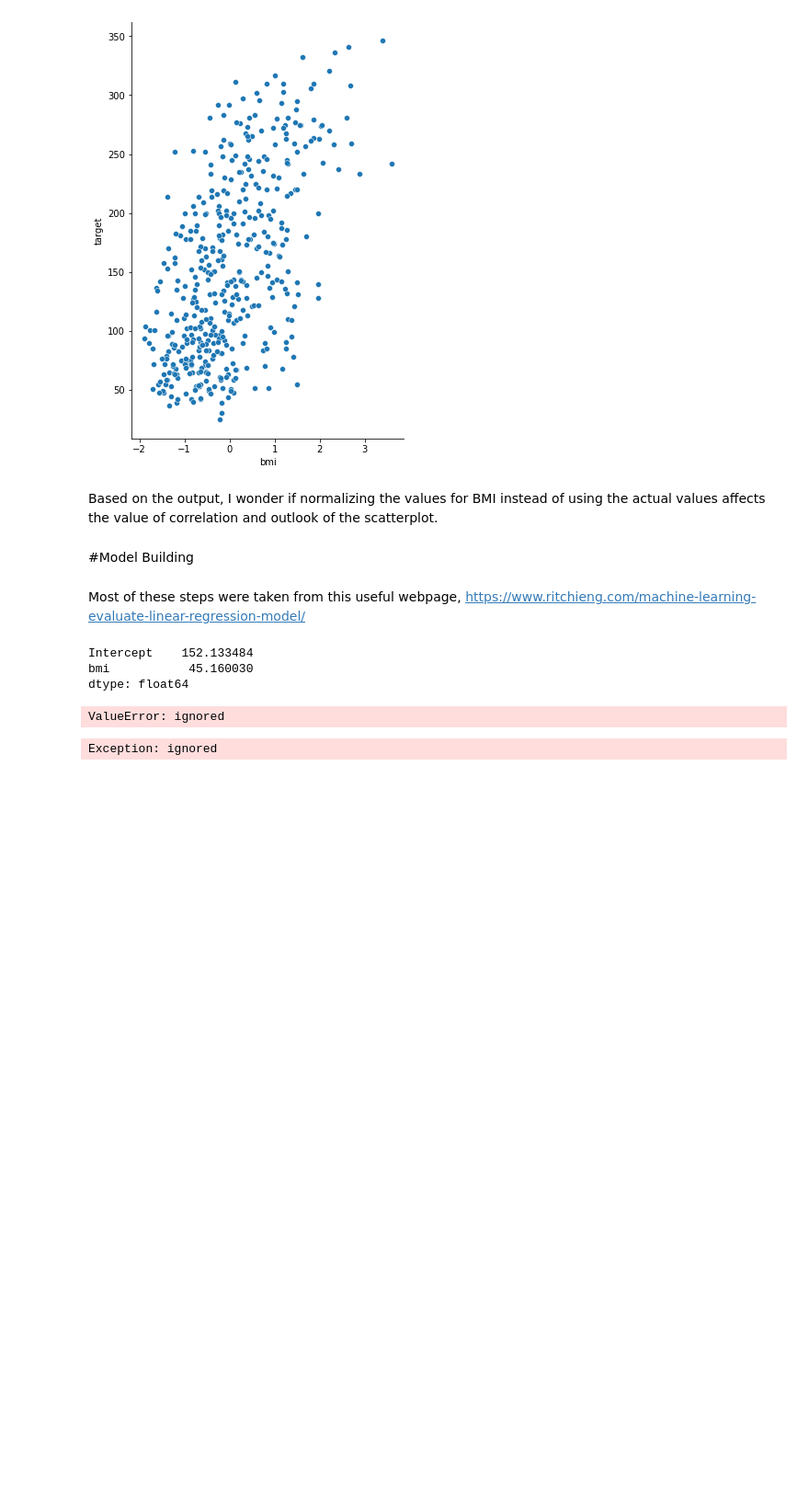
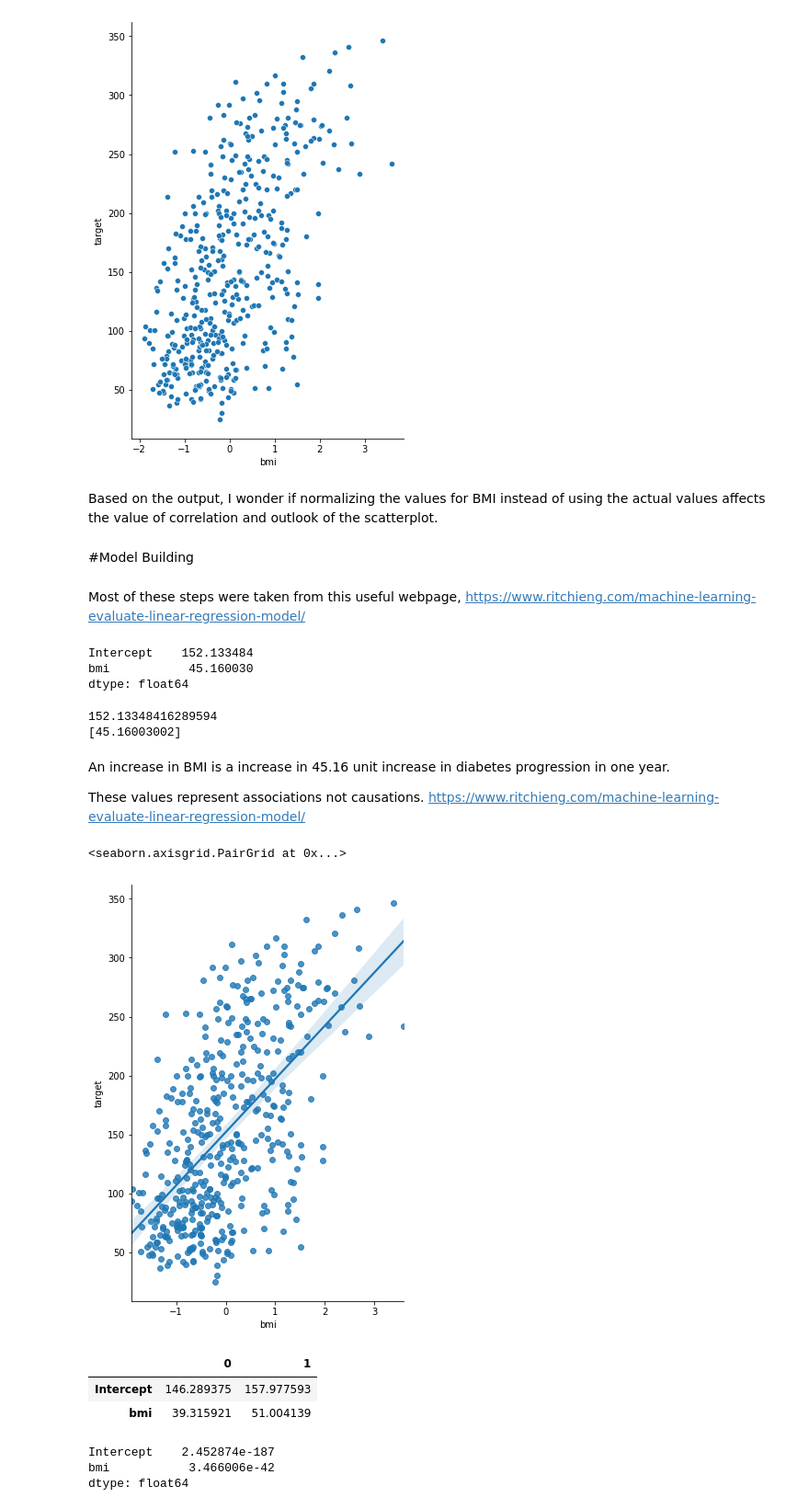
Before and after one commit to apd2599/Training_2021_CIRCUIT, a Jupyter notebook: Scikit-Learn_Dataset/BMI_Diabetes_Corr.ipynb, the cells around one changed output. Shown at 92% size. Saved outputs shown, nothing was run; the diff lists cells and outputs as text; code cells hidden in the pictures; blank space fills up the shorter version.

Commit message:
Created a linear regression model, plot, and p-values

```diff
--- a/Scikit-Learn_Dataset/BMI_Diabetes_Corr.ipynb
+++ b/Scikit-Learn_Dataset/BMI_Diabetes_Corr.ipynb
@@ -119,19 +119,37 @@ dtype: float64
 # %%
 #create X and Y
 #the bmi will be the independent variable while the target is the dependent variable
-X = Xdf['bmi']
-y = ys
+X = np.array(Xdf['bmi'])
+y = np.array(ys)
 
 #instantiate and fit
 lm2 = LinearRegression()
-lm2.fit(X, y)
+lm2.fit(X.reshape(-1, 1), y)
 
 #print the coefficients
 print(lm2.intercept_)
 print(lm2.coef_)
 # %% [output]
-ValueError: ignored
+152.13348416289594
+[45.16003002]
-# %%
-np.reshape(ys, (-1, 1))
-# %% [output]
-Exception: ignored
+# %% [markdown]
+An increase in BMI is a increase in 45.16 unit increase in diabetes progression in one year.
+
+These values represent associations not causations. https://www.ritchieng.com/machine-learning-evaluate-linear-regression-model/
+# %%
+sns.pairplot(Xdf, x_vars='bmi', y_vars='target', size=7, aspect=0.7, kind='reg')
+# %% [output]
+<seaborn.axisgrid.PairGrid at 0x...>
+[figure, added]
+# %%
+lml.conf_int()
+# %% [output]
+|  | 0 | 1 |
+| Intercept | 146.289375 | 157.977593 |
+| bmi | 39.315921 | 51.004139 |
+# %%
+lml.pvalues
+# %% [output]
+Intercept    2.452874e-187
+bmi           3.466006e-42
+dtype: float64
```
